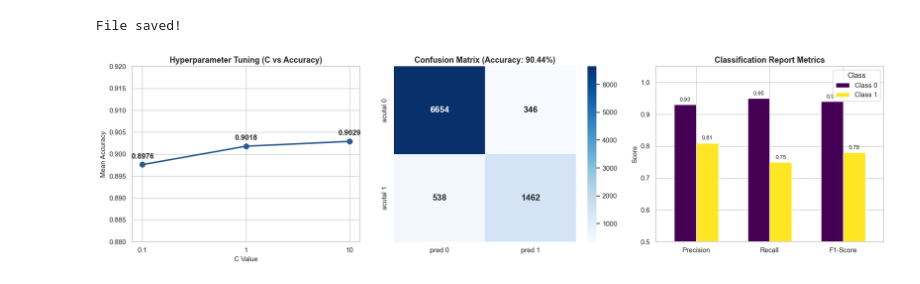
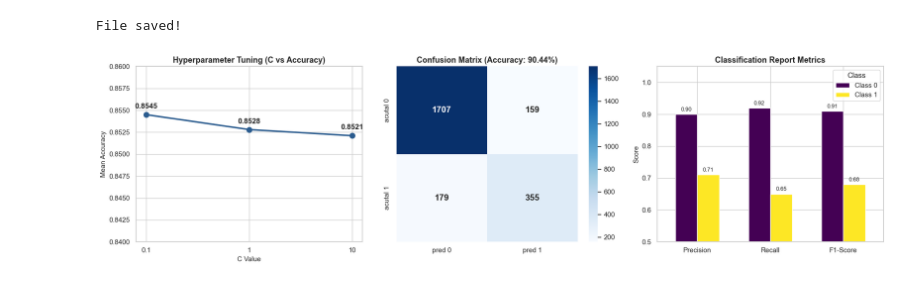
Before and after one commit to Liran-Martfel/Loan-aprroval-project, a Jupyter notebook: notebooks/exploration.ipynb, the cells around one changed output. Drawn from its saved outputs; the diff is of its cells as text; code cells hidden in the pictures.

```diff
--- a/notebooks/exploration.ipynb
+++ b/notebooks/exploration.ipynb
@@ -397,45 +392,45 @@ fig, axes = plt.subplots(1, 3, figsize=(18, 5))
 #   Hyperparameter Tuning: C vs Accuracy
 # ==========================================
 c_values = ['0.1','1','10']
-mean_accuracies = [0.8976, 0.9018, 0.9029]
+mean_accuracies = [0.8545, 0.8528, 0.8521]
 
 axes[0].plot(c_values,mean_accuracies, color='#2b5c8f',marker='o', linewidth = 2.5,markersize = 8.5)
 axes[0].set_title('Hyperparameter Tuning (C vs Accuracy)', fontsize=13, fontweight='bold')
 axes[0].set_xlabel('C Value', fontsize=11)
 axes[0].set_ylabel('Mean Accuracy', fontsize=11)
-axes[0].set_ylim(0.88, 0.92)
+axes[0].set_ylim(0.84, 0.86)
 
 for i, txt in enumerate(mean_accuracies):
   axes[0].annotate(f'{txt:.4f}',(c_values[i], mean_accuracies[i]),textcoords='offset points',xytext=(0, 10),ha='center',fontweight='bold')
 
 # ==========================================
 #        Confusion Matrix Heatmap
 # ==========================================
-cm = np.array([[6654,346],[538,1462]])
+cm = np.array([[1707  ,159],[179  ,355]])
 
 sns.heatmap(cm,annot = True,cmap = 'Blues',fmt = 'd', ax = axes[1],annot_kws = {'size':14,'weight':'bold'},xticklabels=['pred 0','pred 1']
             ,yticklabels=['acutal 0','acutal 1'])
 axes[1].set_title('Confusion Matrix (Accuracy: 90.44%)', fontsize=13, fontweight='bold')
 
 # ==============================================
 # Classification Report - Precision, Recall, F1
 # ==============================================
-report_data = {'Precision': [0.93, 0.81],'Recall': [0.95, 0.75],'F1-Score': [0.94, 0.78],}
+report_data = {'Precision': [0.90, 0.71],'Recall': [0.92, 0.65],'F1-Score': [0.91, 0.68],}
 report_df = pd.DataFrame(report_data, index=['Class 0', 'Class 1'])
 
 report_df.T.plot(kind='bar', ax=axes[2], colormap='viridis', width=0.6, rot=0)
 axes[2].set_title('Classification Report Metrics', fontsize=13, fontweight='bold')
 axes[2].set_ylabel('Score', fontsize=11)
 axes[2].set_ylim(0.5, 1.05)
 axes[2].legend(title='Class')
 
 for p in axes[2].patches:
   height = p.get_height()
   if height > 0:
       axes[2].annotate(f'{height:.2f}',(p.get_x() + p.get_width() / 2.0, height), ha='center',va='bottom',xytext=(0, 3),
                        textcoords='offset points',fontsize=9)
 
 plt.tight_layout()
 plt.show()
 # %% [output]
-[figure, old version]
+[figure, new version]
```
Also changed, not shown: parts of 7 cells of this notebook.
